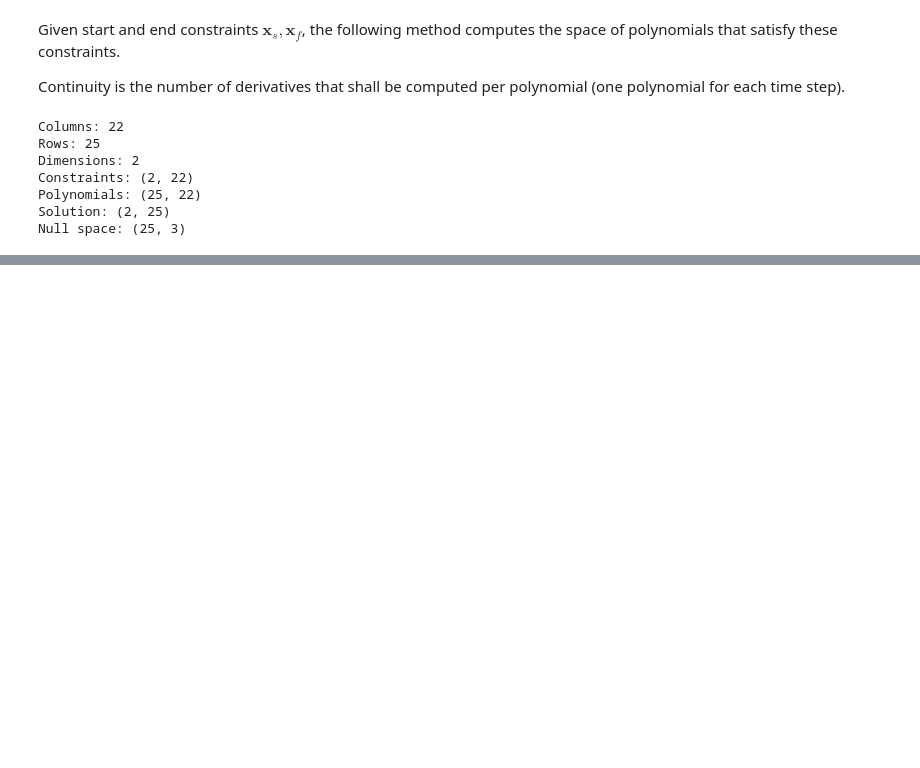
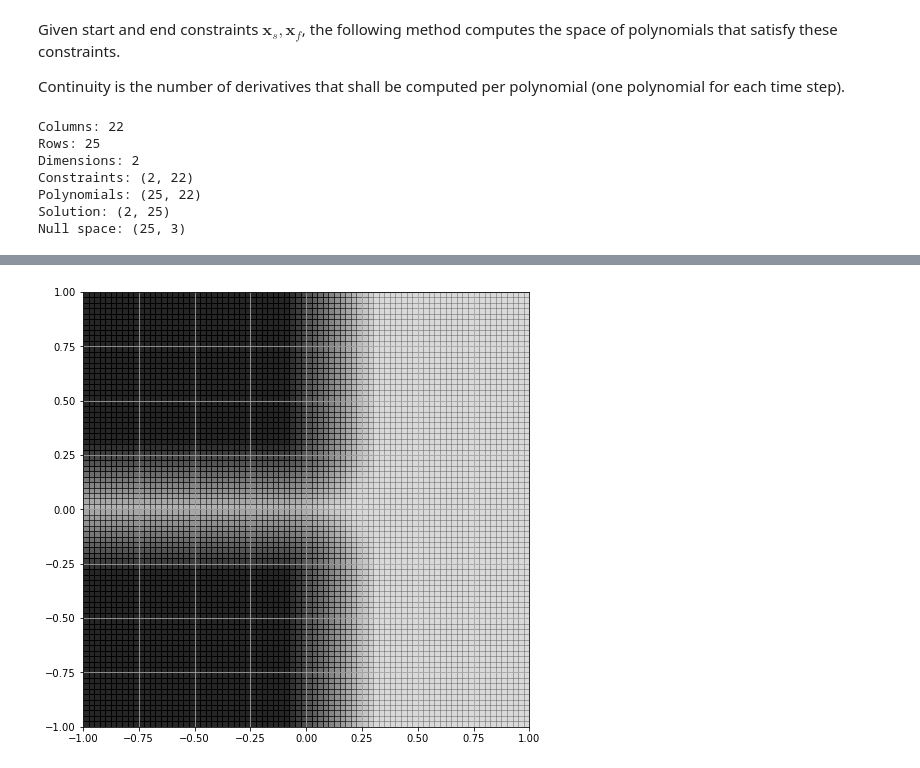
Before and after one commit to pnvyshnav/smap_PD, a Jupyter notebook: stats/Min Snap Trajectory.ipynb, the cells around one changed output, grey strips where cells are left out. Saved outputs shown, nothing was run; the diff lists cells and outputs as text; code cells hidden in the pictures; blank space fills up the shorter version.

```diff
--- a/stats/Min Snap Trajectory.ipynb
+++ b/stats/Min Snap Trajectory.ipynb
@@ -460,0 +736,38 @@ UCB: -0.081686744968
+# %%
+def bilinear_filter(x, y):
+    u = (x - xmin) / voxel_size
+    v = (y - ymin) / voxel_size
+    x = int(u)
+    y = int(v)
+    u_ratio = u - x
+    v_ratio = v - y
+    u_opposite = 1 - u_ratio
+    v_opposite = 1 - v_ratio
+    x, y = max(min(xdim - 1, x), 0), max(min(ydim - 1, y), 0)
+    xp, yp = max(min(xdim - 1, x + 1), 0), max(min(ydim - 1, y + 1), 0) # repeat voxels at edges
+    def filter_index(i):
+        return (world[x][y][i] * u_opposite + world[xp][y][i] * u_ratio) * v_opposite \
+            + (world[x][yp][i] * u_opposite  + world[xp][yp][i] * u_ratio) * v_ratio
+    return filter_index(0), filter_index(1)
+
+# plot example smoothed map with much smaller voxels
+def plot_smoothed_world(ax, nvoxel_size):
+    xdim = int((xmax-xmin) / nvoxel_size + 1)
+    ydim = int((ymax-ymin) / nvoxel_size + 1)
+    ax.set_xlim([xmin, xmax])
+    ax.set_ylim([ymin, ymax])
+#     ax.set_xticks(np.arange(xmin, xmax, nvoxel_size))
+#     ax.set_yticks(np.arange(ymin, ymax, nvoxel_size))
+    ax.grid()
+
+    for i in range(xdim):
+        x = xmin + i * nvoxel_size
+        for j in range(ydim):
+            y = ymin + j * nvoxel_size
+            ax.add_patch(generate_voxel_patch(x, y, bilinear_filter(x, y)[0], size=nvoxel_size))
+
+fig, ((ax)) = plt.subplots(1, 1, figsize=(8, 8))
+nvoxel_size = voxel_size / 4
+plot_smoothed_world(ax, nvoxel_size)
+# %% [output]
+[figure, added]
```
Also changed, not shown: parts of 7 cells of this notebook, 1 other file.
